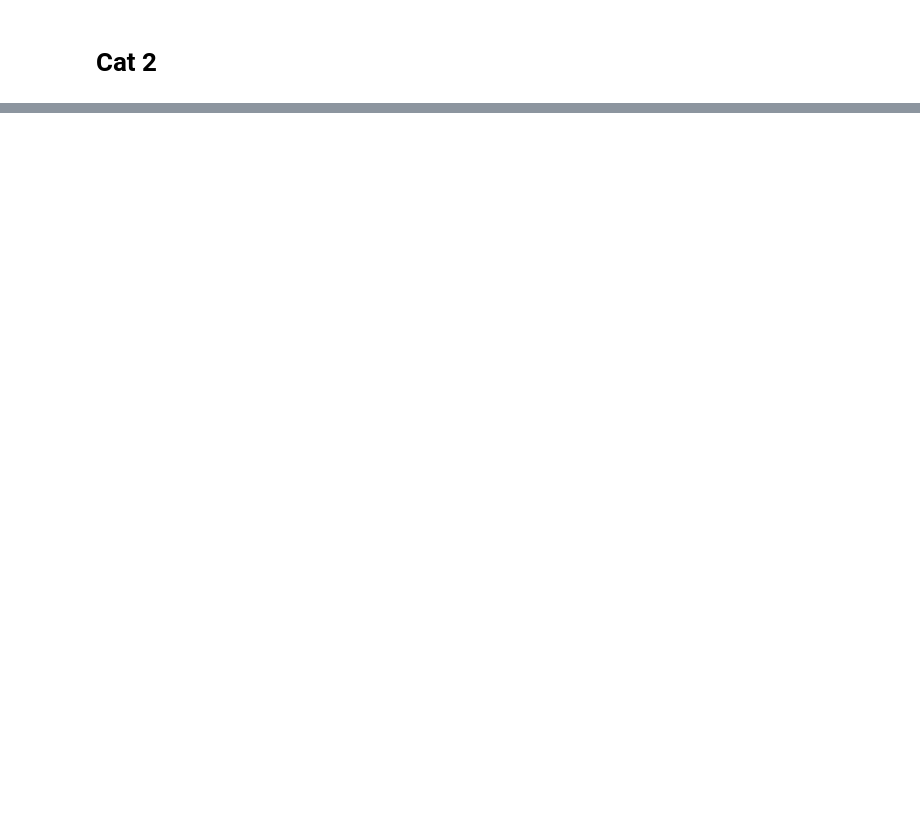
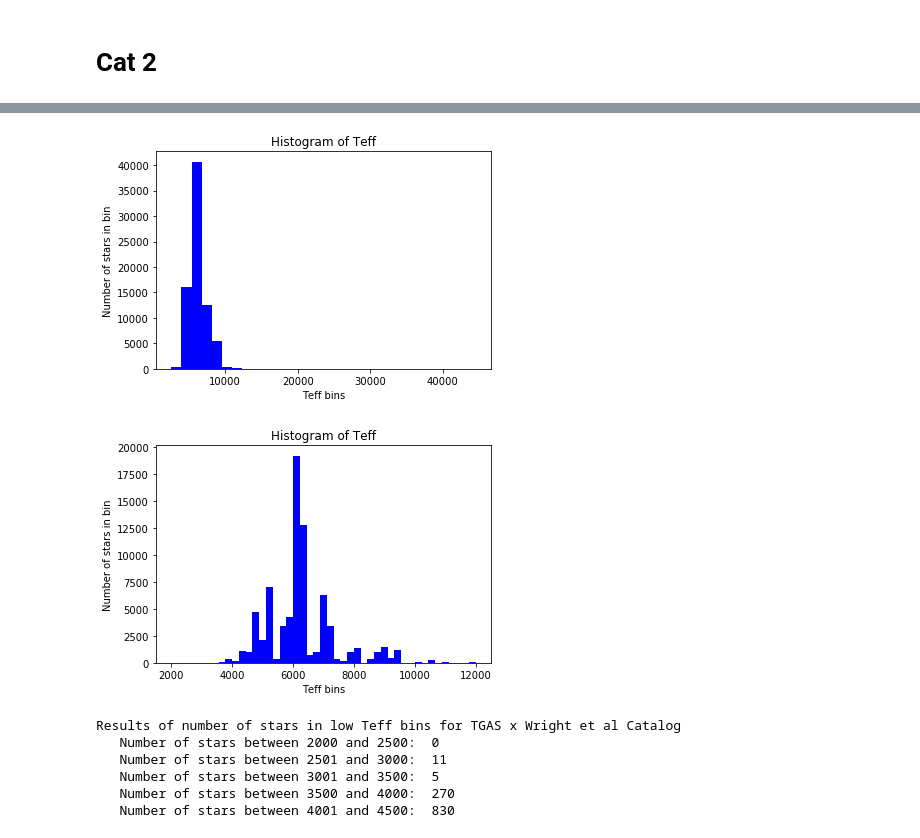
Before and after one commit to leemundy/GAIA, a Jupyter notebook: Work-Areas/rpopescu/notebook/Cat2.ipynb, the cells around one changed output, grey strips where cells are left out. Cells and saved outputs as stored; diff of their text form; code cells hidden in the pictures; blank space fills up the shorter version.

```diff
--- a/Work-Areas/rpopescu/notebook/Cat2.ipynb
+++ b/Work-Areas/rpopescu/notebook/Cat2.ipynb
@@ -498,0 +569,36 @@ plt.show()
+# %%
+#histogram of teff
+plt.title("Histogram of Teff")
+plt.xlabel('Teff bins')
+plt.ylabel('Number of stars in bin')
+plt.hist(Teff,bins=30,color='b')
+plt.show()
+
+#histogram of teff within 2000 and 12000
+plt.title("Histogram of Teff")
+plt.xlabel('Teff bins')
+plt.ylabel('Number of stars in bin')
+plt.hist(Teff,bins=45,range=(2000,12000),color='b')
+plt.show()
+
+#number of stars in low teff bins
+print("Results of number of stars in low Teff bins for TGAS x Wright et al Catalog")
+TeffMask = ma.masked_outside(Teff,2000,2500)
+print("   Number of stars between 2000 and 2500: ", TeffMask.count())
+TeffMask = ma.masked_outside(Teff,2501,3000)
+print("   Number of stars between 2501 and 3000: ", TeffMask.count())
+TeffMask = ma.masked_outside(Teff,3001,3500)
+print("   Number of stars between 3001 and 3500: ", TeffMask.count())
+TeffMask = ma.masked_outside(Teff,3501,4000)
+print("   Number of stars between 3500 and 4000: ", TeffMask.count())
+TeffMask = ma.masked_outside(Teff,4001,4500)
+print("   Number of stars between 4001 and 4500: ", TeffMask.count())
+# %% [output]
+[figure, added]
+[figure, added]
+Results of number of stars in low Teff bins for TGAS x Wright et al Catalog
+   Number of stars between 2000 and 2500:  0
+   Number of stars between 2501 and 3000:  11
+   Number of stars between 3001 and 3500:  5
+   Number of stars between 3500 and 4000:  270
+   Number of stars between 4001 and 4500:  830
```
Also changed, not shown: parts of 25 cells of this notebook, 1 other file.
